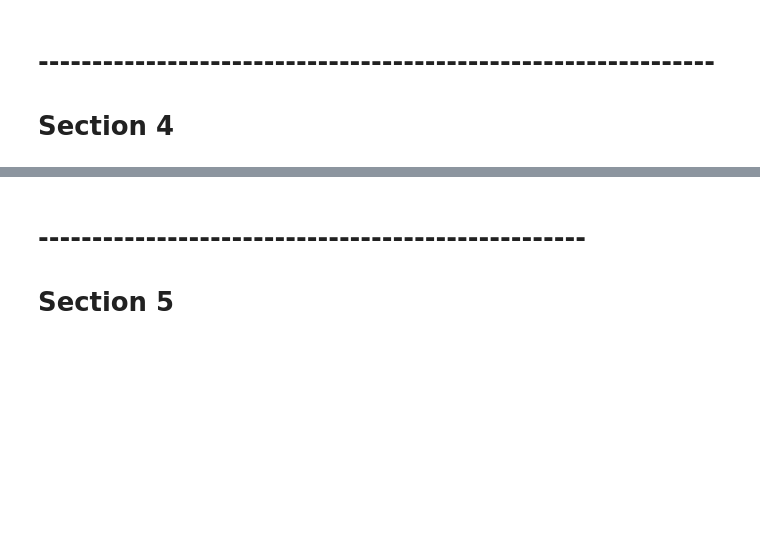
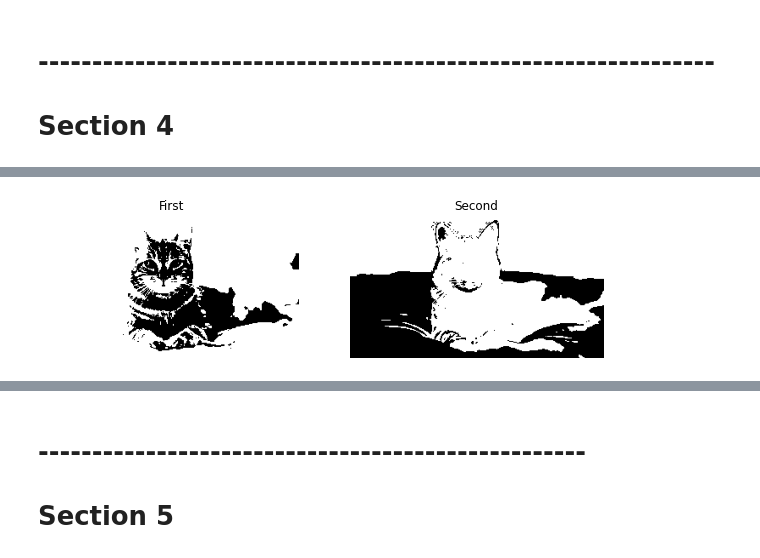
Before and after one commit to seif7666/OpenCV-Sessions, a Jupyter notebook: Session1/Session1.ipynb, the cells around one changed output, grey strips where cells are left out. Drawn from its saved outputs; the diff is of its cells as text; code cells hidden in the pictures; blank space fills up the shorter version.

```diff
--- a/Session1/Session1.ipynb
+++ b/Session1/Session1.ipynb
@@ -230,7 +338,9 @@ display2Images(thresh, adaptive_thresh)
 # %%
 ret,thresh = cv2.threshold(cat1,100,255,cv2.THRESH_BINARY)
-otsu_threshold,OTSU_thresh= cv2.threshold(cat1,100,255,cv2.THRESH_BINARY+ cv2.THRESH_OTSU)
+otsu_threshold,OTSU_thresh= cv2.threshold(cat1,100,255,cv2.THRESH_BINARY_INV+ cv2.THRESH_OTSU)
 display2Images(thresh, OTSU_thresh)
+# %% [output]
+[figure, added]
 # %%
 adaptive_thresh2= cv2.adaptiveThreshold(OTSU_thresh,255,cv2.ADAPTIVE_THRESH_GAUSSIAN_C,cv2.THRESH_BINARY_INV,9,20)
 displayImage(adaptive_thresh2)
```
Also changed, not shown: parts of 44 cells of this notebook, 1 other file.
